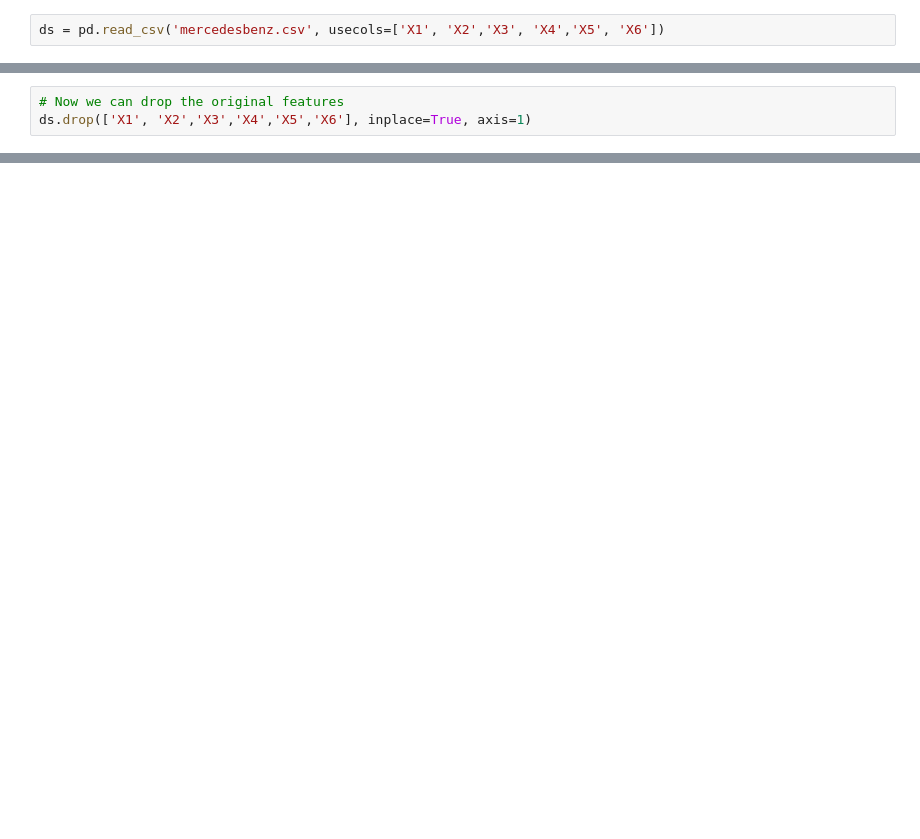
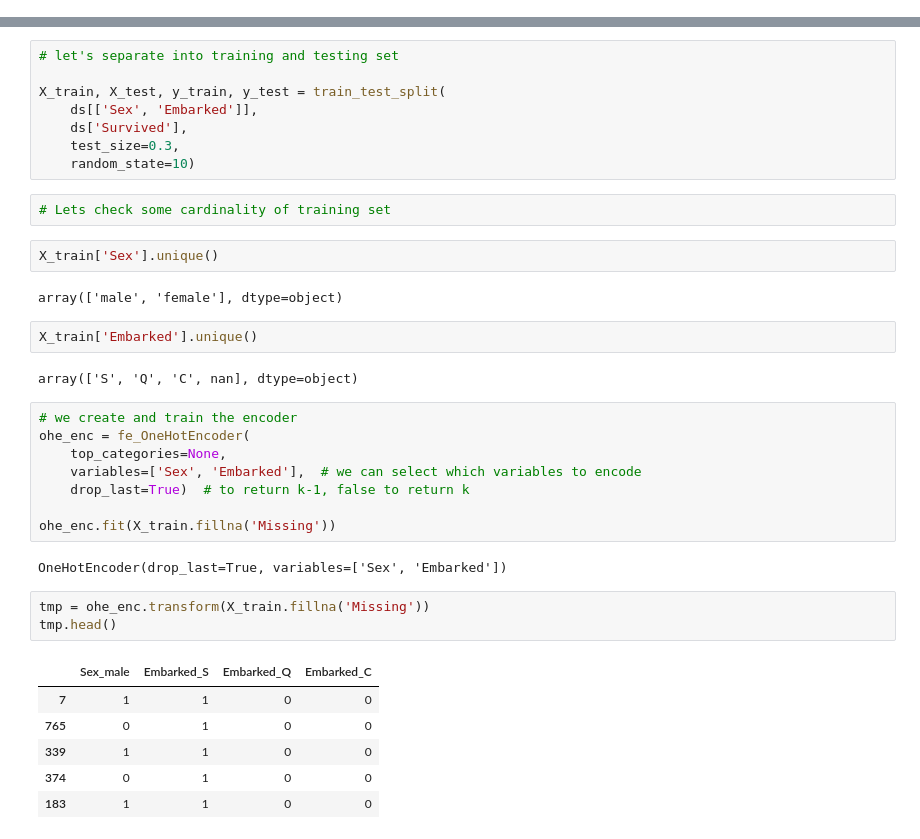
Before and after one commit to Sk47R/Feature-Engineering, a Jupyter notebook: Encoding_Techniques/one_hot/One_Hot_with_feature_engine.ipynb, the cells around one changed output, grey strips where cells are left out. Cells and saved outputs as stored; diff of their text form; blank space fills up the shorter version.

```diff
--- a/one_hot_many_categories/One_Hot(columns_having_many_categories).ipynb
+++ b/Encoding_Techniques/one_hot/One_Hot_with_feature_engine.ipynb
@@ -78,2 +32,0 @@ Now lets extract the fresh data and do all these for all the features
-# %%
-ds = pd.read_csv('mercedesbenz.csv', usecols=['X1', 'X2','X3', 'X4','X5', 'X6'])
@@ -123,3 +32,0 @@ ds.head()
-# %%
-# Now we can drop the original features
-ds.drop(['X1', 'X2','X3','X4','X5','X6'], inplace=True, axis=1)
@@ -145,0 +33,38 @@ ds.head()
+# %%
+# let's separate into training and testing set
+
+X_train, X_test, y_train, y_test = train_test_split(
+    ds[['Sex', 'Embarked']],
+    ds['Survived'],
+    test_size=0.3,
+    random_state=10)
+# %%
+# Lets check some cardinality of training set
+# %%
+X_train['Sex'].unique()
+# %% [output]
+array(['male', 'female'], dtype=object)
+# %%
+X_train['Embarked'].unique()
+# %% [output]
+array(['S', 'Q', 'C', nan], dtype=object)
+# %%
+# we create and train the encoder
+ohe_enc = fe_OneHotEncoder(
+    top_categories=None,
+    variables=['Sex', 'Embarked'],  # we can select which variables to encode
+    drop_last=True)  # to return k-1, false to return k
+
+ohe_enc.fit(X_train.fillna('Missing'))
+# %% [output]
+OneHotEncoder(drop_last=True, variables=['Sex', 'Embarked'])
+# %%
+tmp = ohe_enc.transform(X_train.fillna('Missing'))
+tmp.head()
+# %% [output]
+|  | Sex_male | Embarked_S | Embarked_Q | Embarked_C |
+| 7 | 1 | 1 | 0 | 0 |
+| 765 | 0 | 1 | 0 | 0 |
+| 339 | 1 | 1 | 0 | 0 |
+| 374 | 0 | 1 | 0 | 0 |
+| 183 | 1 | 1 | 0 | 0 |
```
Also changed, not shown: parts of 34 cells of this notebook, 10 other files.
